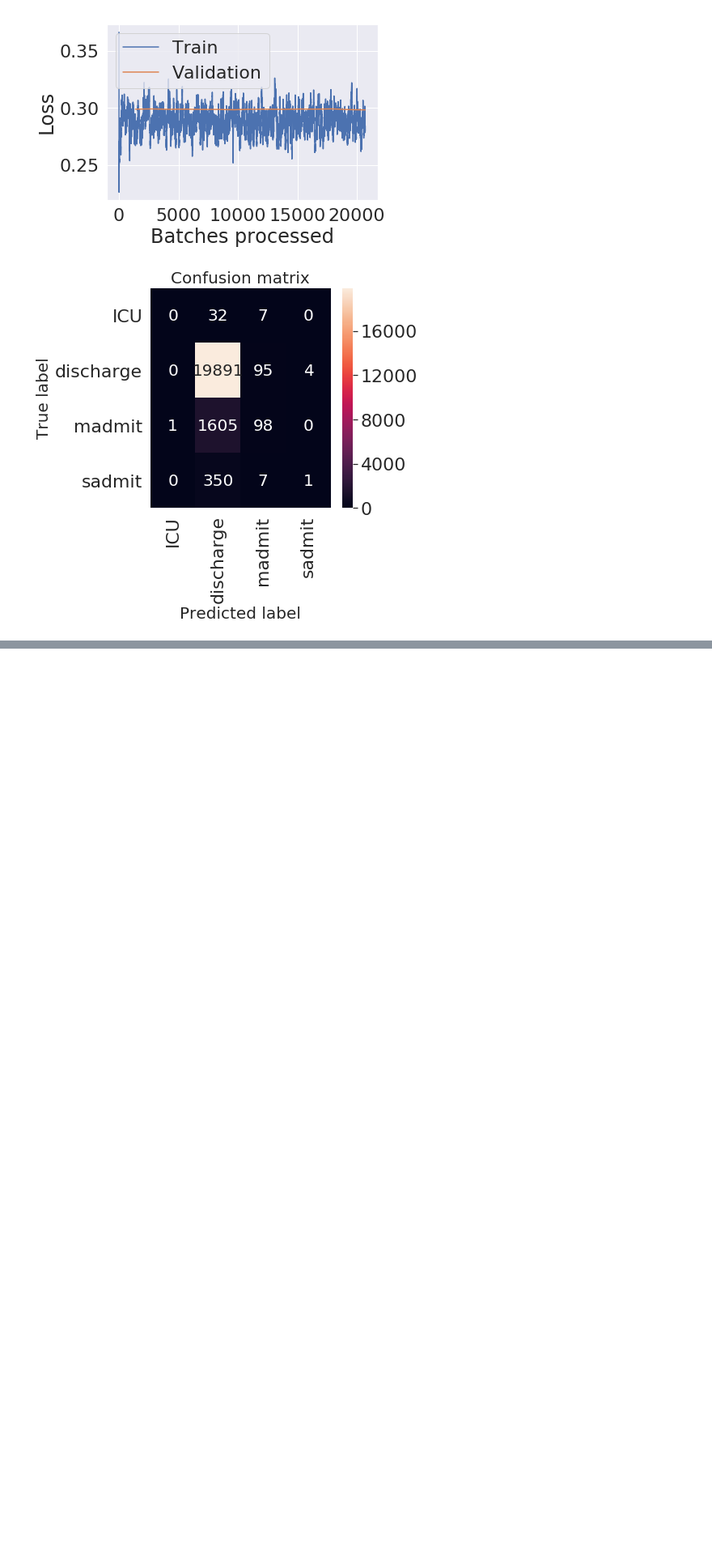
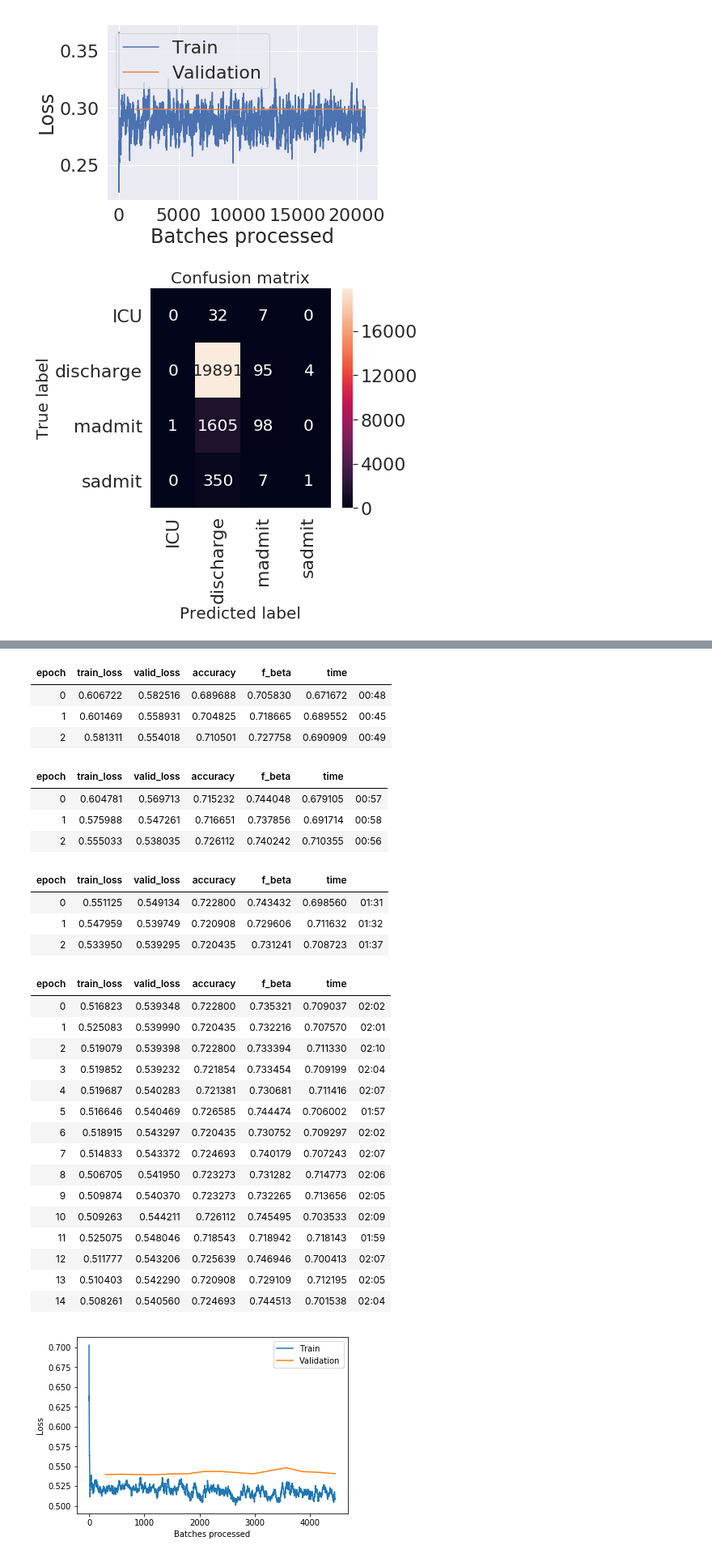
Before and after one commit to Jaskolk/ed-triage, a Jupyter notebook: ED_triage_sentiment-v2.ipynb, the cells around one changed output, grey strips where cells are left out. Shown at 81% size. Saved outputs shown, nothing was run; the diff lists cells and outputs as text; code cells hidden in the pictures; blank space fills up the shorter version.

```diff
--- a/ED_triage_sentiment-v2.ipynb
+++ b/ED_triage_sentiment-v2.ipynb
@@ -545,0 +294,32 @@ same old problem.  good numbers but not very useful predictions
+# %%
+sent_learn = train_triage_classifier('edsent_v2_enc2', datac = data_clas_bal, num_cycles = 3, lr = 1e-2, drop_mult = 0.7)
+# %% [output]
+| epoch | train_loss | valid_loss | accuracy | f_beta | time |
+| 0 | 0.606722 | 0.582516 | 0.689688 | 0.705830 | 0.671672 | 00:48 |
+| 1 | 0.601469 | 0.558931 | 0.704825 | 0.718665 | 0.689552 | 00:45 |
+| 2 | 0.581311 | 0.554018 | 0.710501 | 0.727758 | 0.690909 | 00:49 |
+| epoch | train_loss | valid_loss | accuracy | f_beta | time |
+| 0 | 0.604781 | 0.569713 | 0.715232 | 0.744048 | 0.679105 | 00:57 |
+| 1 | 0.575988 | 0.547261 | 0.716651 | 0.737856 | 0.691714 | 00:58 |
+| 2 | 0.555033 | 0.538035 | 0.726112 | 0.740242 | 0.710355 | 00:56 |
+| epoch | train_loss | valid_loss | accuracy | f_beta | time |
+| 0 | 0.551125 | 0.549134 | 0.722800 | 0.743432 | 0.698560 | 01:31 |
+| 1 | 0.547959 | 0.539749 | 0.720908 | 0.729606 | 0.711632 | 01:32 |
+| 2 | 0.533950 | 0.539295 | 0.720435 | 0.731241 | 0.708723 | 01:37 |
+| epoch | train_loss | valid_loss | accuracy | f_beta | time |
+| 0 | 0.516823 | 0.539348 | 0.722800 | 0.735321 | 0.709037 | 02:02 |
+| 1 | 0.525083 | 0.539990 | 0.720435 | 0.732216 | 0.707570 | 02:01 |
+| 2 | 0.519079 | 0.539398 | 0.722800 | 0.733394 | 0.711330 | 02:10 |
+| 3 | 0.519852 | 0.539232 | 0.721854 | 0.733454 | 0.709199 | 02:04 |
+| 4 | 0.519687 | 0.540283 | 0.721381 | 0.730681 | 0.711416 | 02:07 |
+| 5 | 0.516646 | 0.540469 | 0.726585 | 0.744474 | 0.706002 | 01:57 |
+| 6 | 0.518915 | 0.543297 | 0.720435 | 0.730752 | 0.709297 | 02:02 |
+| 7 | 0.514833 | 0.543372 | 0.724693 | 0.740179 | 0.707243 | 02:07 |
+| 8 | 0.506705 | 0.541950 | 0.723273 | 0.731282 | 0.714773 | 02:06 |
+| 9 | 0.509874 | 0.540370 | 0.723273 | 0.732265 | 0.713656 | 02:05 |
+| 10 | 0.509263 | 0.544211 | 0.726112 | 0.745495 | 0.703533 | 02:09 |
+| 11 | 0.525075 | 0.548046 | 0.718543 | 0.718942 | 0.718143 | 01:59 |
+| 12 | 0.511777 | 0.543206 | 0.725639 | 0.746946 | 0.700413 | 02:07 |
+| 13 | 0.510403 | 0.542290 | 0.720908 | 0.729109 | 0.712195 | 02:05 |
+| 14 | 0.508261 | 0.540560 | 0.724693 | 0.744513 | 0.701538 | 02:04 |
+[figure, added]
```
Also changed, not shown: parts of 82 cells of this notebook, 4 other files.
